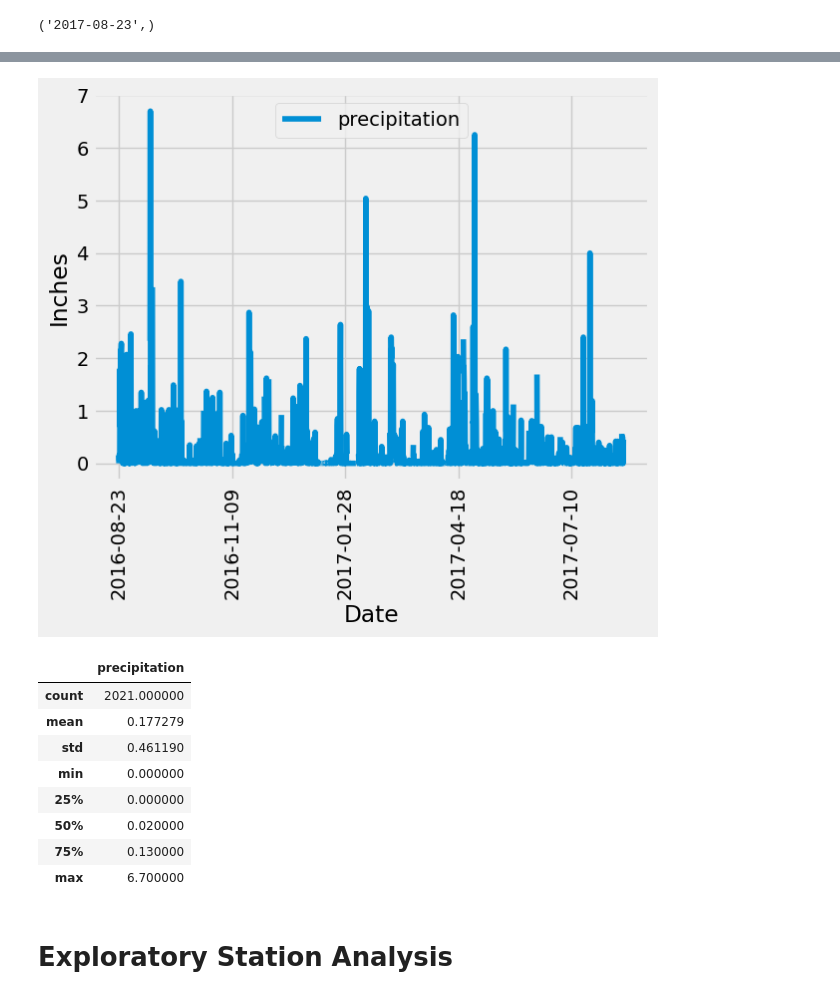
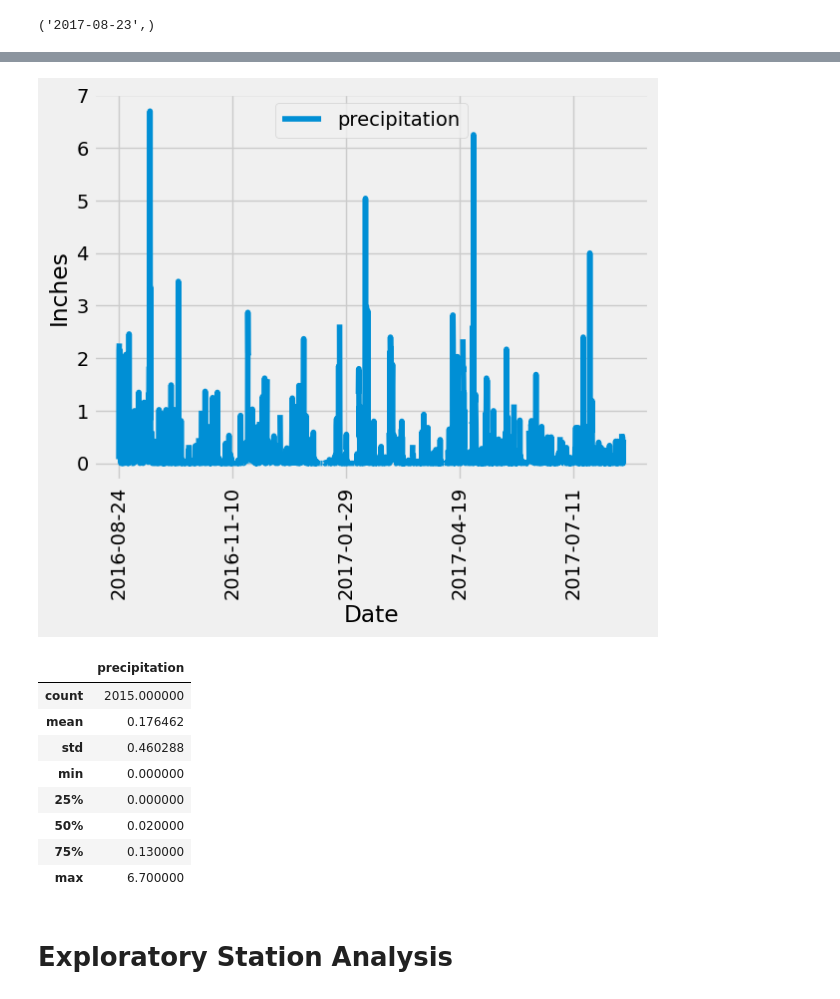
Before and after one commit to Andrew-Bourgeois/sqlalchemy-challenge, a Jupyter notebook: SurfsUp/climate.ipynb, the cells around one changed output, grey strips where cells are left out. Drawn from its saved outputs; the diff is of its cells as text; code cells hidden in the pictures.

```diff
--- a/SurfsUp/climate.ipynb
+++ b/SurfsUp/climate.ipynb
@@ -30,8 +30,8 @@ Base.classes.keys()
 ['measurement', 'station']
 # %%
 # Save references to each table
-station = Base.classes.station
-measurement = Base.classes.measurement
+Station = Base.classes.station
+Measurement = Base.classes.measurement
 # %%
 # Create our session (link) from Python to the DB
 session = Session(engine)
@@ -39,7 +39,7 @@ session = Session(engine)
 # Exploratory Precipitation Analysis
 # %%
 # Find the most recent date in the data set.
-most_recent = session.query(measurement.date).order_by(desc(measurement.date)).first()
+most_recent = session.query(Measurement.date).order_by(desc(Measurement.date)).first()
 most_recent
 # %% [output]
 ('2017-08-23',)
@@ -49,9 +49,12 @@ most_recent
 
 # Calculate the date one year from the last date in data set.
     # The date one year prior from '2017-08-23' is '2016-08-2016'
+new_date = dt.strptime(most_recent[0], '%Y-%m-%d')
+previous_date = new_date - td(days=365)
+print(previous_date)
 
 # Perform a query to retrieve the data and precipitation scores
-past_12_mos = session.query(measurement.date, measurement.prcp).order_by(measurement.date).filter(measurement.date >= '2016-08-23').all()
+past_12_mos = session.query(Measurement.date, Measurement.prcp).order_by(Measurement.date).filter(Measurement.date >= previous_date).all()
 
 # Save the query results as a Pandas DataFrame. Explicitly set the column names
 past_12_mos_df = pd.DataFrame(past_12_mos, columns=['date', 'precipitation']).set_index('date')
@@ -71,12 +75,12 @@ plt.show()
-[figure, old version]
+[figure, new version]
 # %%
 # Use Pandas to calculate the summary statistics for the precipitation data
 past_12_mos_df.describe()
 # %% [output]
 |  | precipitation |
-| count | 2021.000000 |
-| mean | 0.177279 |
-| std | 0.461190 |
+| count | 2015.000000 |
+| mean | 0.176462 |
+| std | 0.460288 |
 | min | 0.000000 |
 | 25% | 0.000000 |
 | 50% | 0.020000 |
```
Also changed, not shown: parts of 6 cells of this notebook, 2 other files.
